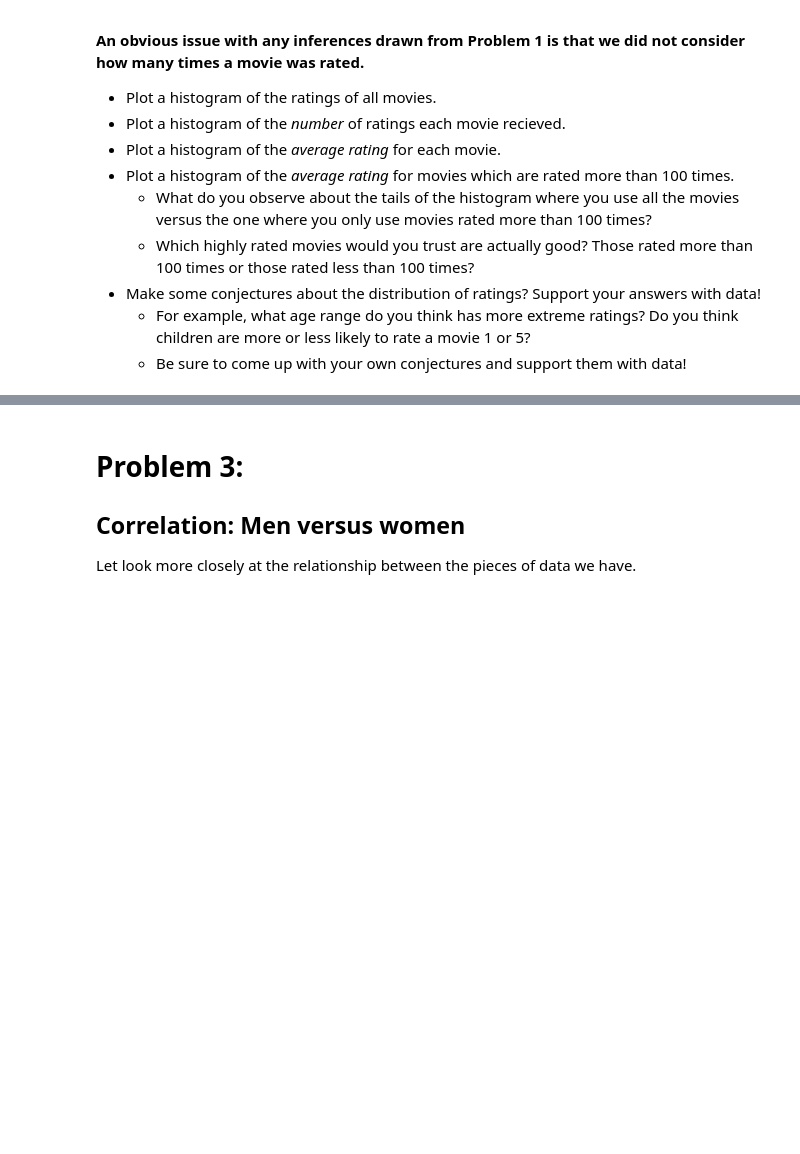
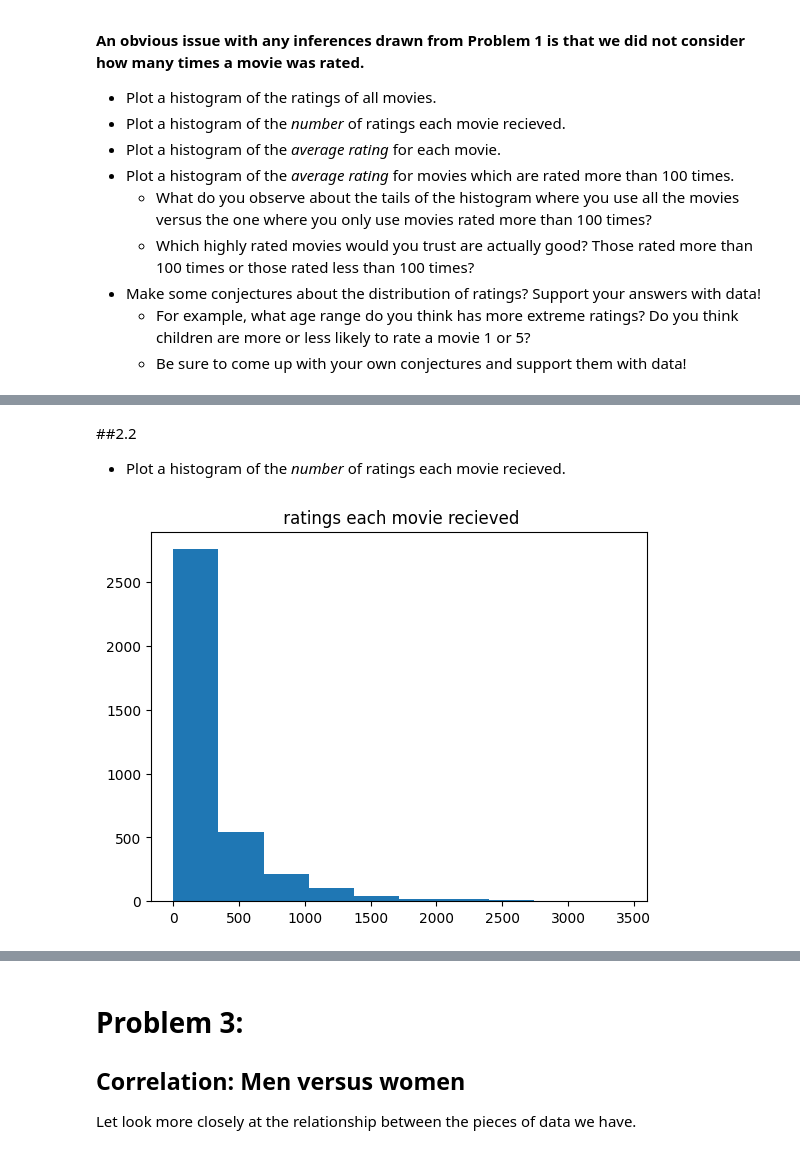
Before and after one commit to Ratchadakorn26/Data-Warehouse-and-Big-Data-Analytics-66, a Jupyter notebook: Project2_66.ipynb, the cells around one changed output, grey strips where cells are left out. Drawn from its saved outputs; the diff is of its cells as text; code cells hidden in the pictures; blank space fills up the shorter version.

```diff
--- a/Project2_66.ipynb
+++ b/Project2_66.ipynb
@@ -235,0 +279,12 @@ dtype: int64
+# %% [markdown]
+##2.2
+* Plot a histogram of the *number* of ratings each movie recieved.
+# %%
+df_h = df[['Title','Ratings']]
+df_use_hist = df_h.groupby('Title').count().sort_values(by='Ratings',ascending = False)
+
+plt.hist(df_use_hist)
+plt.title(' ratings each movie recieved')
+plt.show()
+# %% [output]
+[figure, added]
```
Also changed, not shown: parts of 28 cells of this notebook.
